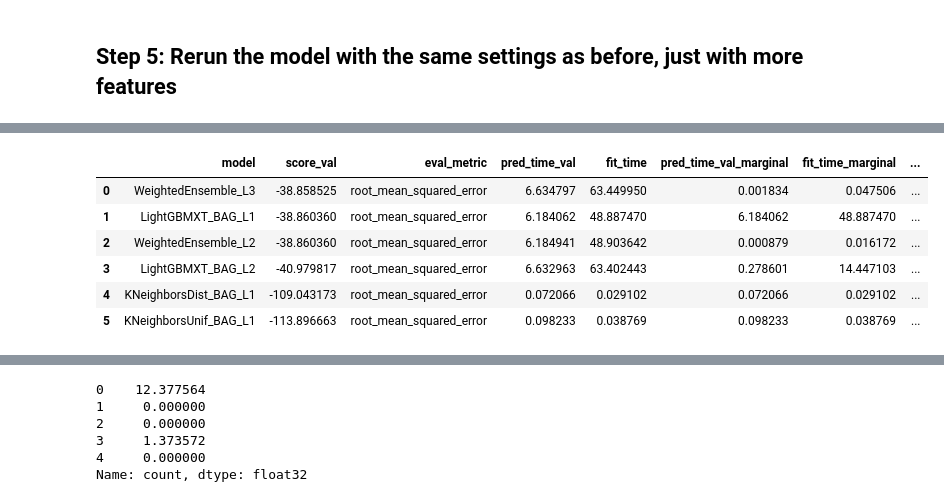
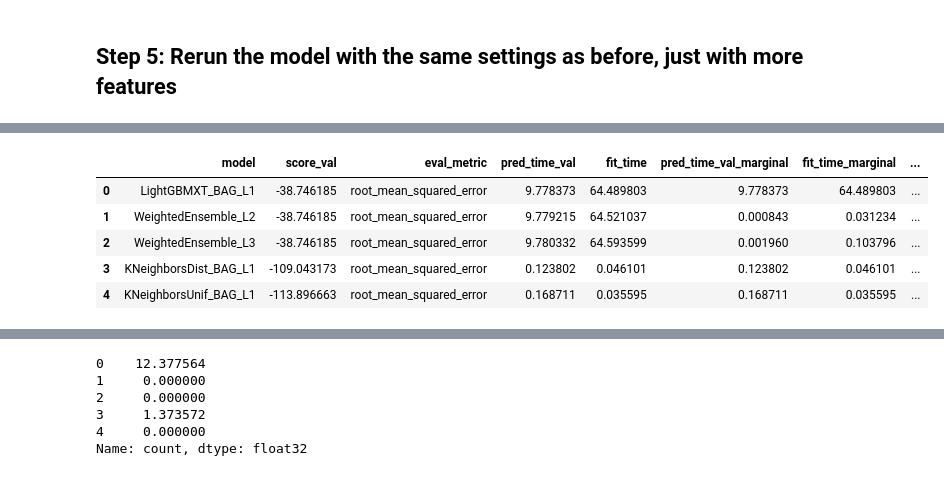
Before and after one commit to michaelgobz/cd0385-project-starter, a Jupyter notebook: project/bike-sharing-project-using-autogluon.ipynb, the cells around one changed output, grey strips where cells are left out. Saved outputs shown, nothing was run; the diff lists cells and outputs as text; code cells hidden in the pictures.

```diff
--- a/project/bike-sharing-project-using-autogluon.ipynb
+++ b/project/bike-sharing-project-using-autogluon.ipynb
@@ -398,19 +427,19 @@ train_clean = train_clean.drop(columns=['temp'])
 test = test.drop(columns=['temp'])
 # %%
 # Categorize winds peed
-train_clean['windspeed_cat'] = pd.cut(train_clean['windspeed'], bins=[0, 10, 20, 30, 40], labels=['0', '1', '2', '3'])
+train['windspeed_cat'] = pd.cut(train['windspeed'], bins=[0, 10, 20, 30, 40], labels=['0', '1', '2', '3'])
 test['windspeed_cat'] = pd.cut(test['windspeed'], bins=[0, 10, 20, 30, 40], labels=['0', '1', '2', '3'])
 
 # drop the windspeed column
-train_clean = train_clean.drop(columns=['windspeed'])
+train = train.drop(columns=['windspeed'])
 test = test.drop(columns=['windspeed'])
 # %%
 # get dummies variables for the season and weather
-train_clean = pd.get_dummies(train_clean, columns=['season', 'weather'])
-test = pd.get_dummies(test, columns=['season', 'weather'])
+train = pd.get_dummies(train, columns=['season', 'weather', 'holiday', 'workingday'])
+test = pd.get_dummies(test, columns=['season', 'weather','holiday', 'workingday'])
 
 # get dummies for windspeed and temp
-train_clean = pd.get_dummies(train_clean, columns=['temp_cat', 'windspeed_cat'])
+train = pd.get_dummies(train, columns=['temp_cat', 'windspeed_cat'])
 test = pd.get_dummies(test, columns=['temp_cat', 'windspeed_cat'])
 # %% [markdown]
 ## Make category types for these so models know they are not just numbers
@@ -444,8 +473,11 @@ array([[<Axes: title={'center': 'holiday'}>,
 # %% [markdown]
 ## Step 5: Rerun the model with the same settings as before, just with more features
 # %%
-predictor_new_features = TabularPredictor(label='count' , problem_type='regression').fit(
-train_data=train_clean,
+predictor_new_features = TabularPredictor(label='count' ,
+                             problem_type='regression',
+                             eval_metric=metric,
+                             learner_kwargs={"ignored_columns": ["casual", "registered"]}).fit(
+train_data=train,
 time_limit=120,
 presets='best_quality'
 )
@@ -470,3 +502,3 @@ TabularPredictor saved. To load, use: predictor = TabularPredictor.load("Autoglu
 # %%
-predictor_new_features.fit_summary()
+predictor_new_features.fit_summary(silent=True)
 # %% [output]
@@ -510,14 +506,13 @@ Feature Metadata (Processed):
 # %%
 # get the leaderboard
-predictor_new_features.leaderboard()
+predictor_new_features.leaderboard(silent=True)
 # %% [output]
 |  | model | score_val | eval_metric | pred_time_val | fit_time | pred_time_val_marginal | fit_time_marginal | ... |
-| 0 | WeightedEnsemble_L3 | -38.858525 | root_mean_squared_error | 6.634797 | 63.449950 | 0.001834 | 0.047506 | ... |
-| 1 | LightGBMXT_BAG_L1 | -38.860360 | root_mean_squared_error | 6.184062 | 48.887470 | 6.184062 | 48.887470 | ... |
-| 2 | WeightedEnsemble_L2 | -38.860360 | root_mean_squared_error | 6.184941 | 48.903642 | 0.000879 | 0.016172 | ... |
-| 3 | LightGBMXT_BAG_L2 | -40.979817 | root_mean_squared_error | 6.632963 | 63.402443 | 0.278601 | 14.447103 | ... |
-| 4 | KNeighborsDist_BAG_L1 | -109.043173 | root_mean_squared_error | 0.072066 | 0.029102 | 0.072066 | 0.029102 | ... |
-| 5 | KNeighborsUnif_BAG_L1 | -113.896663 | root_mean_squared_error | 0.098233 | 0.038769 | 0.098233 | 0.038769 | ... |
+| 0 | LightGBMXT_BAG_L1 | -38.746185 | root_mean_squared_error | 9.778373 | 64.489803 | 9.778373 | 64.489803 | ... |
+| 1 | WeightedEnsemble_L2 | -38.746185 | root_mean_squared_error | 9.779215 | 64.521037 | 0.000843 | 0.031234 | ... |
+| 2 | WeightedEnsemble_L3 | -38.746185 | root_mean_squared_error | 9.780332 | 64.593599 | 0.001960 | 0.103796 | ... |
+| 3 | KNeighborsDist_BAG_L1 | -109.043173 | root_mean_squared_error | 0.123802 | 0.046101 | 0.123802 | 0.046101 | ... |
+| 4 | KNeighborsUnif_BAG_L1 | -113.896663 | root_mean_squared_error | 0.168711 | 0.035595 | 0.168711 | 0.035595 | ... |
 # %%
 predictions = predictor_new_features.predict(test)
 print(predictions)
```
Also changed, not shown: parts of 30 cells of this notebook, 2 other files.
